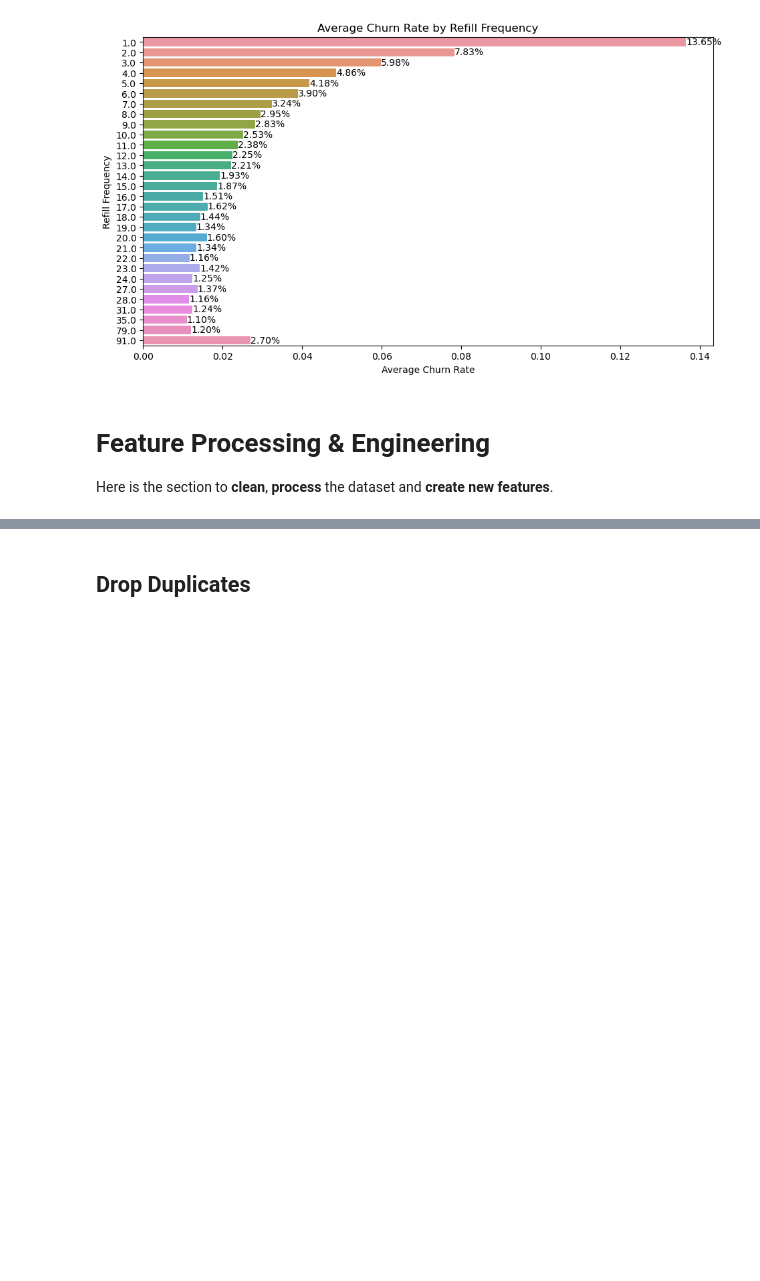
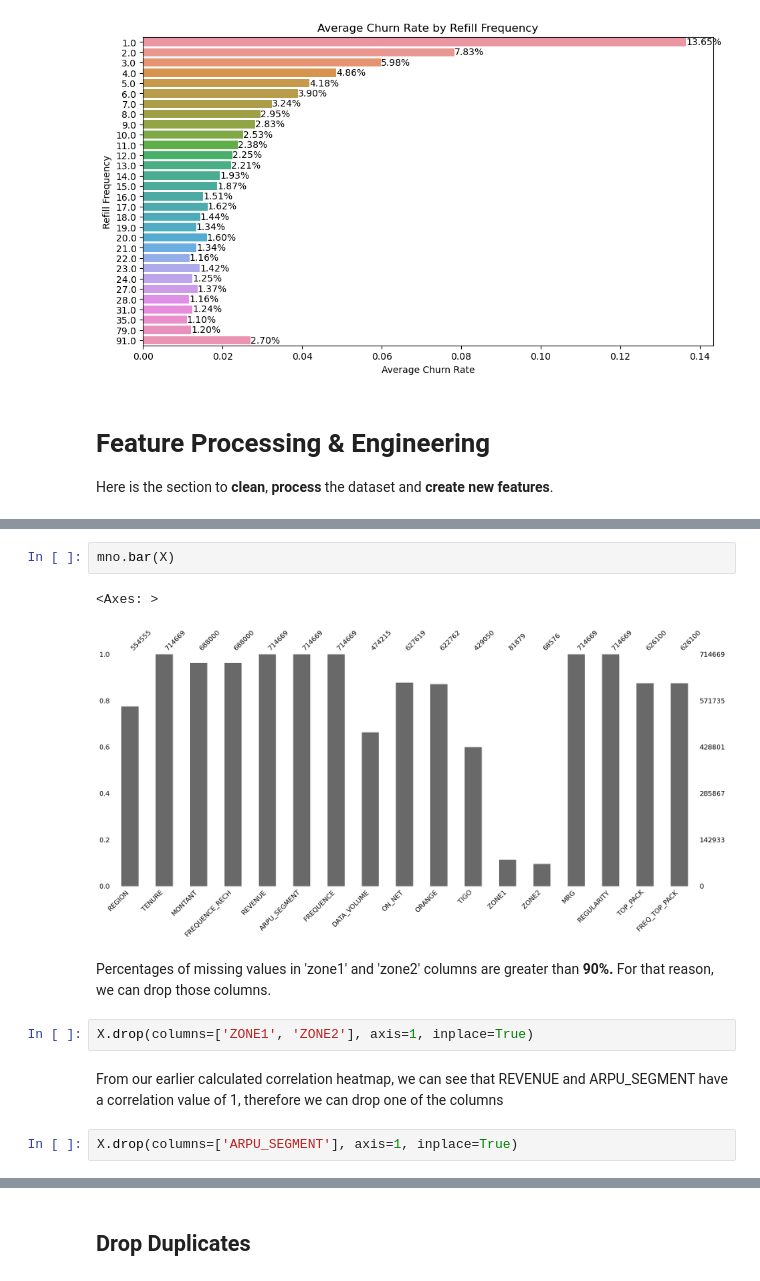
Before and after one commit to codedzifa/CAPSTONE, a Jupyter notebook: Capstone Customer Churn.ipynb, the cells around one changed output, grey strips where cells are left out. Cells and saved outputs as stored; diff of their text form; blank space fills up the shorter version.

```diff
--- a/Capstone Customer Churn.ipynb
+++ b/Capstone Customer Churn.ipynb
@@ -746,0 +875,13 @@ Here is the section to **clean**, **process** the dataset and **create new featu
+# %%
+mno.bar(X)
+# %% [output]
+<Axes: >
+[figure, added]
+# %% [markdown]
+Percentages of missing values in 'zone1' and 'zone2' columns are greater than __90%.__ For that reason, we can drop those columns.
+# %%
+X.drop(columns=['ZONE1', 'ZONE2'], axis=1, inplace=True)
+# %% [markdown]
+From our earlier calculated correlation heatmap, we can see that REVENUE and ARPU_SEGMENT have a correlation value of 1, therefore we can drop one of the columns
+# %%
+X.drop(columns=['ARPU_SEGMENT'], axis=1, inplace=True)
```
Also changed, not shown: parts of 57 cells of this notebook.
